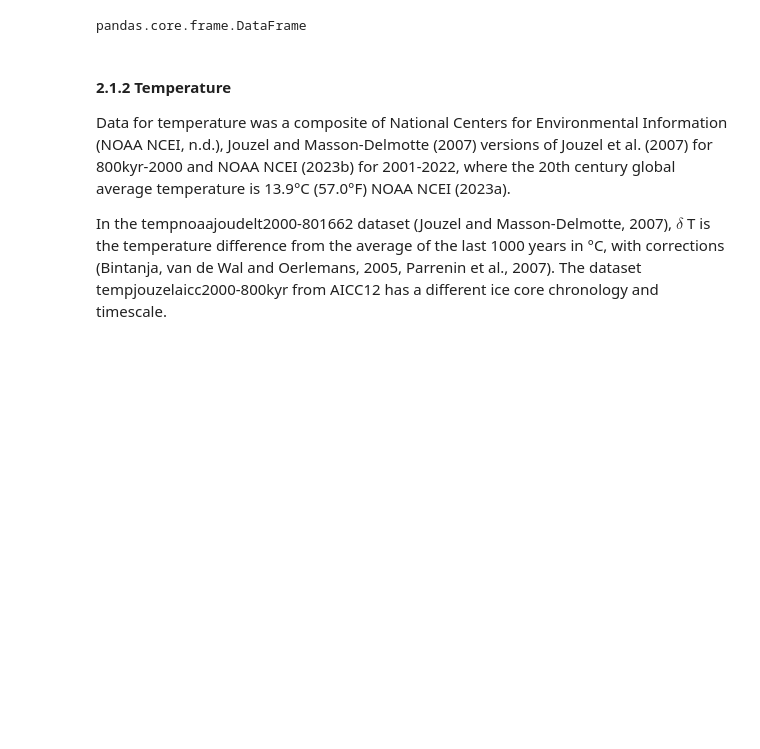
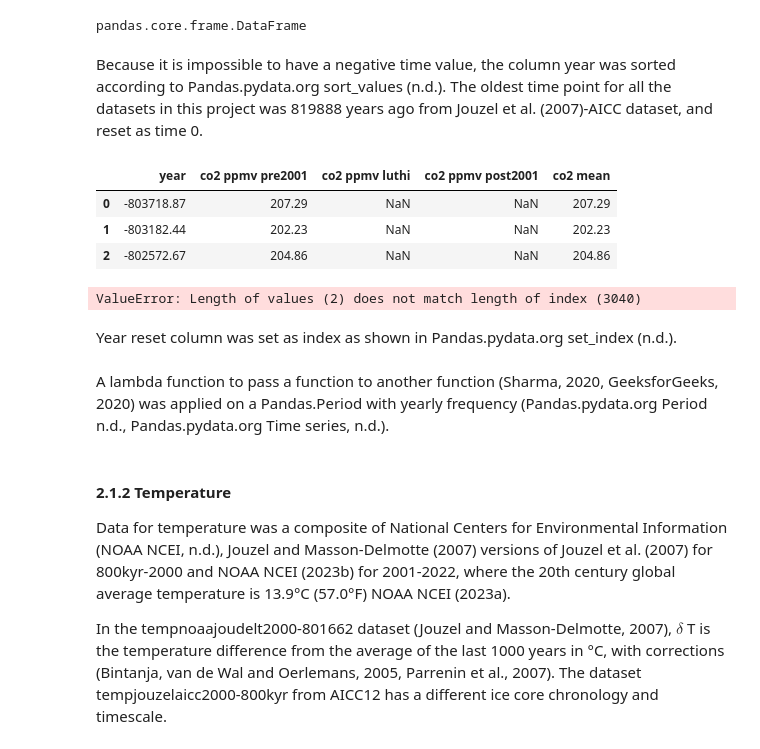
Before and after one commit to nurbujang/2progdaw23, a Jupyter notebook: project2.ipynb, the cells around one changed output. Drawn from its saved outputs; the diff is of its cells as text; code cells hidden in the pictures; blank space fills up the shorter version.

```diff
--- a/project2.ipynb
+++ b/project2.ipynb
@@ -306,3 +320,23 @@ df_co2_all_0_2.head(3)
 type(df_co2_all_0_2)
 # %% [output]
 pandas.core.frame.DataFrame
+# %% [markdown]
+Because it is impossible to have a negative time value, the column year was sorted according to Pandas.pydata.org sort_values (n.d.). The oldest time point for all the datasets in this project was 819888 years ago from Jouzel et al. (2007)-AICC dataset, and reset as time 0.
+# %%
+df_co2_all_0_2.sort_values('year', inplace=True)
+df_co2_all_0_2.reset_index(drop=True, inplace=True)
+df_co2_all_0_2.head(3)
+# %% [output]
+|  | year | co2 ppmv pre2001 | co2 ppmv luthi | co2 ppmv post2001 | co2 mean |
+| 0 | -803718.87 | 207.29 | NaN | NaN | 207.29 |
+| 1 | -803182.44 | 202.23 | NaN | NaN | 202.23 |
+| 2 | -802572.67 | 204.86 | NaN | NaN | 204.86 |
+# %%
+# reset based on 819888 years ago as 0
+
+df_co2_all_0_2['year reset'] = df_co2_all_0_2['year'] + 16,169.13 + np.negative(df_co2_all_0_2['year'].min())
+df_co2_all_0_2.head(3)
+# %% [output]
+ValueError: Length of values (2) does not match length of index (3040)
+# %% [markdown]
+Year reset column was set as index as shown in Pandas.pydata.org set_index (n.d.).
@@ -308,0 +346,2 @@ pandas.core.frame.DataFrame
+# %% [markdown]
+A lambda function to pass a function to another function (Sharma, 2020, GeeksforGeeks, 2020) was applied on a Pandas.Period with yearly frequency (Pandas.pydata.org Period n.d., Pandas.pydata.org Time series, n.d.).
```
Also changed, not shown: parts of 98 cells of this notebook.
